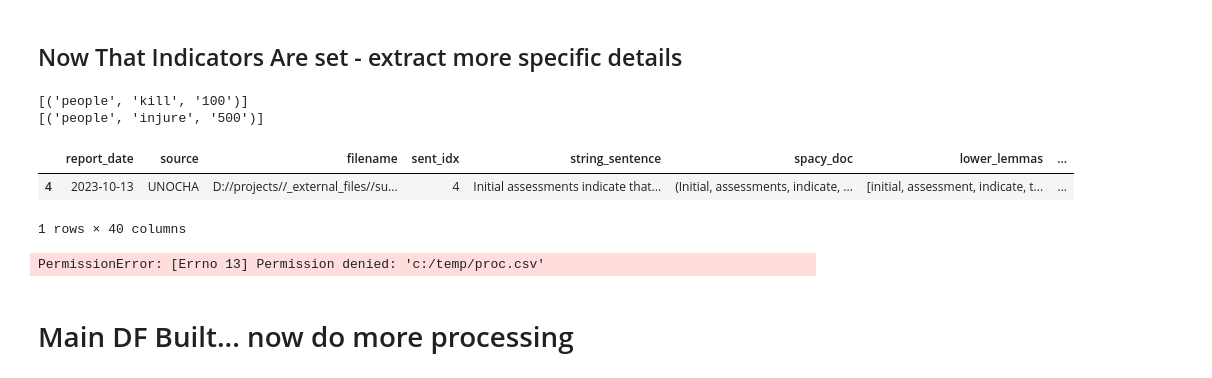
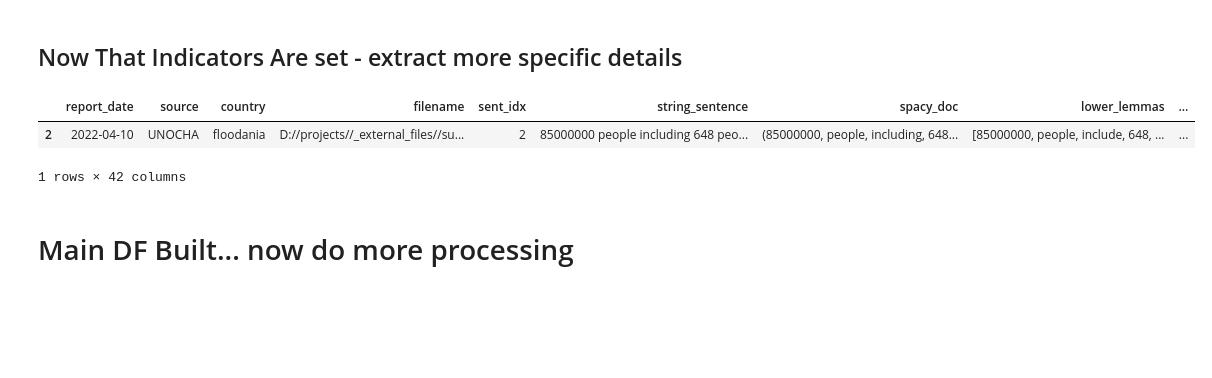
Before and after one commit to ericfrench2015/topic_surveyor, a Jupyter notebook: notebooks/process_reports.ipynb, the cells around one changed output. Cells and saved outputs as stored; diff of their text form; code cells hidden in the pictures; blank space fills up the shorter version.

```diff
--- a/notebooks/process_reports.ipynb
+++ b/notebooks/process_reports.ipynb
@@ -96,17 +113,17 @@ for ele in admins:
 # %%
-def build_base_dataframe(text, filename='', date_of_report='', source=''):
+def build_base_dataframe(text, filename='', date_of_report='', country='', source=''):
     string_sent = [s.strip() for s in text.split('.')]
 
     dataframe_data=[]
     i=0
     for s in string_sent:
-        x = [date_of_report,source,filename,i,s]
+        x = [date_of_report,source,country,filename,i,s]
         i+=1
         dataframe_data.append(x)
 
 
 
-    df = pd.DataFrame(dataframe_data,columns=['report_date','source','filename','sent_idx','string_sentence'])
+    df = pd.DataFrame(dataframe_data,columns=['report_date','source','country','filename','sent_idx','string_sentence'])
     df['spacy_doc'] = df['string_sentence'].apply(lambda x: nlp(x))
     df['lower_lemmas'] = df['spacy_doc'].apply(lambda x: [w.lemma_.lower() for w in x])
 
@@ -115,22 +132,23 @@ def build_base_dataframe(text, filename='', date_of_report='', source=''):
     df['wo_parens_lower_lemmas'] = df['spacy_wo_parens'].apply(lambda x: [w.lemma_.lower() for w in x])
 
 
-    df['locations'] = df['spacy_doc'].apply(lambda doc: [e for e in doc.ents if e.label_ == 'GPE'])
-    df['dates'] = df['spacy_doc'].apply(lambda doc: [e for e in doc.ents if e.label_ == 'DATE'])
+    df['locations'] = df['spacy_doc'].apply(lambda doc: [e.text for e in doc.ents if e.label_ == 'GPE'])
+    df['dates'] = df['spacy_doc'].apply(lambda doc: [e.text for e in doc.ents if e.label_ == 'DATE'])
     df['svot'] = df['spacy_wo_parens'].apply(lambda doc: list(extract.subject_verb_object_triples(doc)))
+    df['future_verbs'] = df['spacy_doc'].apply(get_future_tense_verb)
 
 
 
     return df
 
-df = build_base_dataframe(text, filename=file, date_of_report=date_of_report, source=source)
+df = build_base_dataframe(text, filename=file, date_of_report=date_of_report, country=country, source=source)
 # %%
 #keyword_indicators
 indicators = {
     'i_people' : ['people','person','child','man','woman']
     ,'i_civilian' : ['civilian']
-    ,'i_killed' : ['dead','fatal','die','kill','deceased']
-    ,'i_injured' : ['injure']
+    ,'i_killed' : ['dead','fatal','die','kill','deceased'] #think about how to incorporate 2 co-existing terms "648 people who lost their lives"
+    ,'i_injured' : ['injure','wound']
     ,'i_damage' : ['damage','destroy','collapse']
     ,'i_health_infrastructure' : ['hospital','surgery']
     ,'i_education_infrastructure' : ['school','university']
@@ -142,8 +160,9 @@ indicators = {
     ,'i_gender_vuln' : ['dignity','gender','pregnant','lactate','lactating']
     ,'i_protection' : ['trauma','mental']
     ,'i_response_capacity' : ['personnel']
-    ,'i_other_infrastructure' : ['communicate','radio','internet']
-
+    ,'i_other_infrastructure' : ['communicate','radio','internet','telecommunication','electric','line']
+    ,'i_money' : ['grant','loan','finance','appeal','chf','fund']
+    ,'i_other' : ['biometric']
     ,'i_problem' : ['challenge']
     ,'i_demand_side' : ['need','demand','gap','priority', 'receive'] # note receive implies both supply and demand
     ,'i_supply_side' : ['response','contribute','provide','source','address','deploy','receive'] # note receive implies both supply and demand
@@ -193,6 +212,7 @@ df['record_type'] = df.apply(declare_primary_record_type, axis=1)
 def obtain_killed_numeric_value(doc):
 
     key_values = []
+    just_count = []
 
     def check_flags(lst):
         for l in lst:
@@ -217,17 +237,21 @@ def obtain_killed_numeric_value(doc):
 
             noun_att_cnt = (noun,attribute,count)
             key_values.append(noun_att_cnt)
+            just_count.append(count)
 
             noun = -1
             attribute = -1
             count = -1
 
-    return key_values
+    #changing to return only the count
+    return just_count
+    #return key_values
 
 
 def obtain_injured_numeric_value(doc):
 
     key_values = []
+    just_count = []
 
     def check_flags(lst):
         for l in lst:
@@ -252,12 +276,15 @@ def obtain_injured_numeric_value(doc):
 
             noun_att_cnt = (noun,attribute,count)
             key_values.append(noun_att_cnt)
+            just_count.append(count)
 
             noun = -1
             attribute = -1
             count = -1
 
-    return key_values
+    #changing to return only the count
+    return just_count
+    #return key_values
 
 def obtain_counted_noun_chunks(doc):
     counted_things = []
@@ -270,6 +297,8 @@ def obtain_counted_noun_chunks(doc):
         return counted_things
     else:
         return ''
+
+
 
 def obtain_all_entities(doc):
     #stop_ents = STOP_ENTS
@@ -284,11 +313,8 @@ def obtain_all_entities(doc):
     return entities
 
 
-print(obtain_killed_numeric_value(df['wo_parens_lower_lemmas'][df['i_killed'] == 1].tolist()[0]))
-print(obtain_injured_numeric_value(df['wo_parens_lower_lemmas'][df['i_injured'] == 1].tolist()[0]))
+#print(obtain_killed_numeric_value(df['wo_parens_lower_lemmas'][df['i_killed'] == 1].tolist()[0]))
+#print(obtain_injured_numeric_value(df['wo_parens_lower_lemmas'][df['i_injured'] == 1].tolist()[0]))
-# %% [output]
-[('people', 'kill', '100')]
-[('people', 'injure', '500')]
 # %%
 df['num_killed'] = df['wo_parens_lower_lemmas'][df['i_killed'] == 1].apply(obtain_killed_numeric_value)
 df['num_injured'] = df['wo_parens_lower_lemmas'][df['i_injured'] == 1].apply(obtain_injured_numeric_value)
@@ -296,15 +322,13 @@ df['num_others'] = df['spacy_wo_parens'].apply(obtain_counted_noun_chunks)
 df['noun_chunks'] = df['spacy_wo_parens'].apply(lambda doc: list(extract.noun_chunks(doc)))
 df['entities'] = df['spacy_wo_parens'].apply(obtain_all_entities)
 # %%
-df[df['i_killed'] == 1]
+df[df['i_injured'] == 1]
 # %% [output]
-|  | report_date | source | filename | sent_idx | string_sentence | spacy_doc | lower_lemmas | ... |
-| 4 | 2023-10-13 | UNOCHA | D://projects//_external_files//su... | 4 | Initial assessments indicate that... | (Initial, assessments, indicate, ... | [initial, assessment, indicate, t... | ... |
+|  | report_date | source | country | filename | sent_idx | string_sentence | spacy_doc | lower_lemmas | ... |
+| 2 | 2022-04-10 | UNOCHA | floodania | D://projects//_external_files//su... | 2 | 85000000 people including 648 peo... | (85000000, people, including, 648... | [85000000, people, include, 648, ... | ... |
-1 rows × 40 columns
+1 rows × 42 columns
 # %%
-df.to_csv("c://temp//proc.csv")
+#df.to_csv("c://temp//proc.csv")
-# %% [output]
-PermissionError: [Errno 13] Permission denied: 'c:/temp/proc.csv'
 # %% [markdown]
 # Main DF Built... now do more processing
 # %%
```
Also changed, not shown: parts of 19 cells of this notebook.
